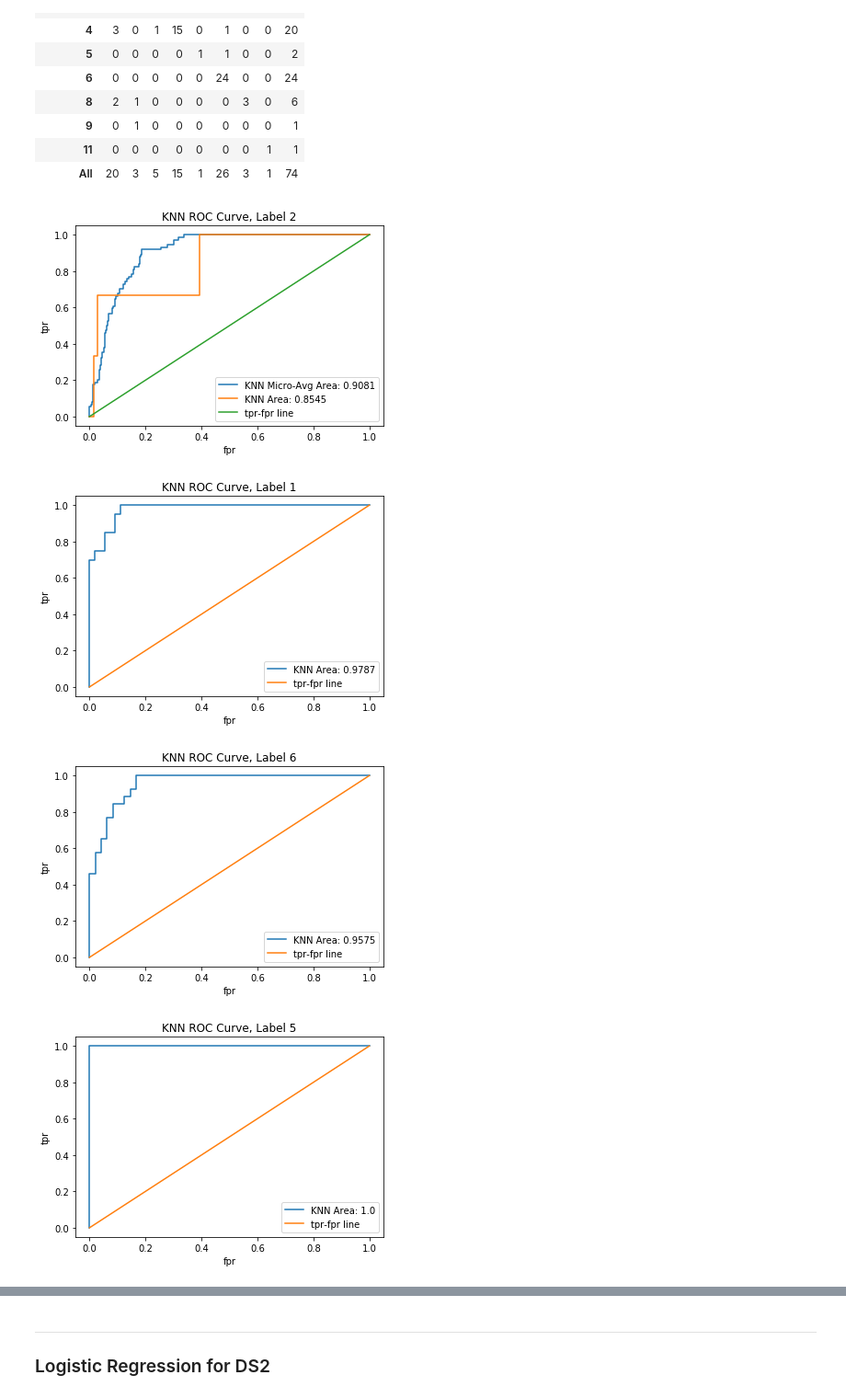
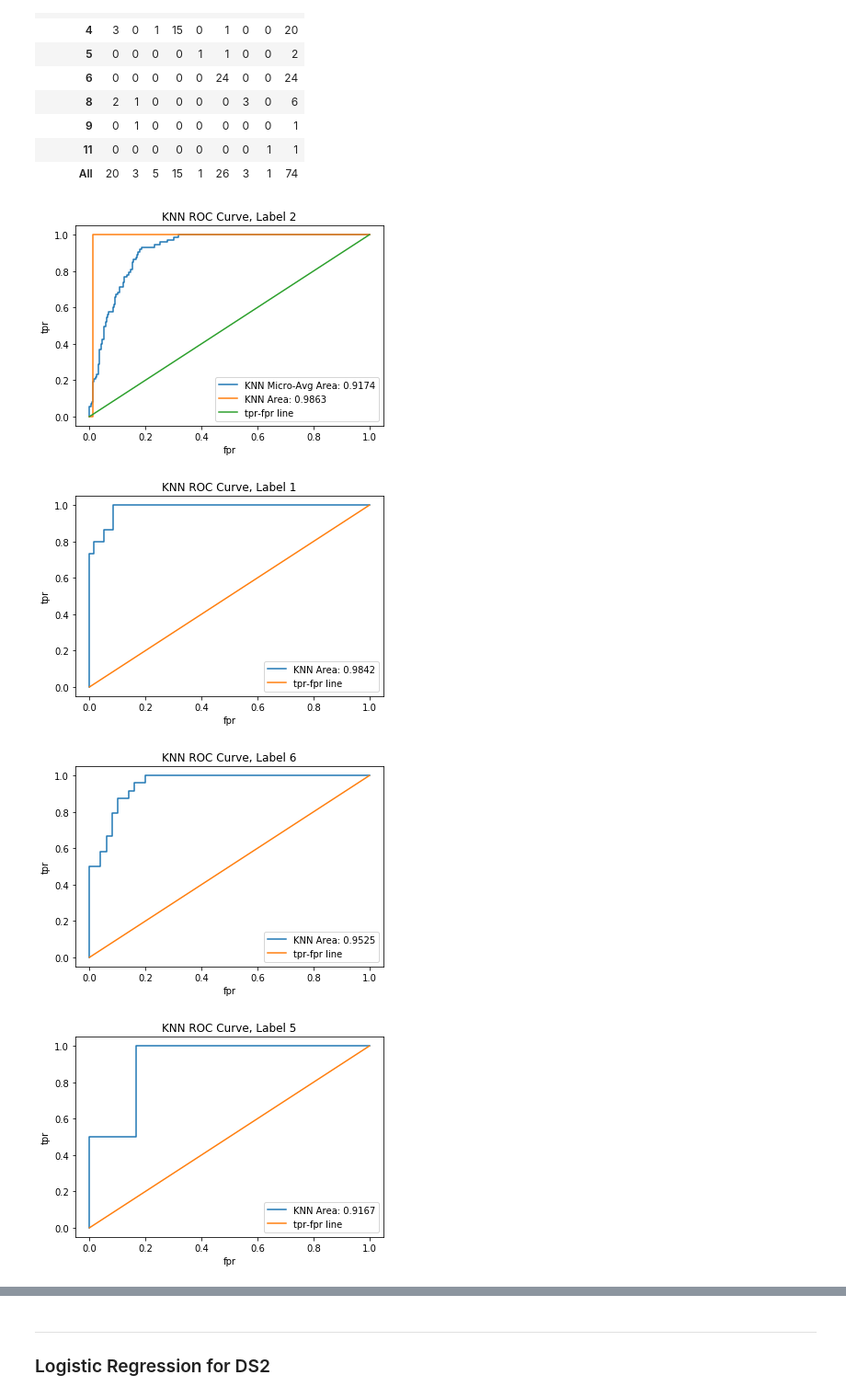
Before and after one commit to bnonni/ML_Project, a Jupyter notebook: Bryan/1P/DS1_DS5.ipynb, the cells around one changed output, grey strips where cells are left out. Shown at 92% size. Saved outputs shown, nothing was run; the diff lists cells and outputs as text; code cells hidden in the pictures.

```diff
--- a/Bryan/1P/DS1_DS5.ipynb
+++ b/Bryan/1P/DS1_DS5.ipynb
@@ -161,0 +176,2 @@ Values: dict_values([3, 20, 26, 1, 1, 5, 15, 3])
+# %%
+knn_keys2, knn_vals2, knn_labels2 = countUniqueValues(knn_y_pred2)
@@ -193,11 +213,11 @@ weighted avg       0.89      0.86      0.86        74
 | 11 | 0 | 0 | 0 | 0 | 0 | 0 | 0 | 1 | 1 |
 | All | 20 | 3 | 5 | 15 | 1 | 26 | 3 | 1 | 74 |
 # %%
-calcMultiClassROCAUC(X_train2_cmp, y_train2, X_test2_cmp, knn_y_pred2, model='KNN', tuner='k',\
- tuner_val=n_neighbors2, labels=labels, dec=False)
+calcMultiClassROCAUC(X_train2_cmp, y_train2, X_test2_cmp, y_test2, model='KNN', tuner='k',\
+ tuner_val=n_neighbors2, labels=knn_labels2, dec=False)
 # %% [output]
-[figure, old version]
+[figure, new version]
-[figure, old version]
+[figure, new version]
-[figure, old version]
+[figure, new version]
-[figure, old version]
+[figure, new version]
 [figure]
```
Also changed, not shown: parts of 12 cells of this notebook, 2 other files.
